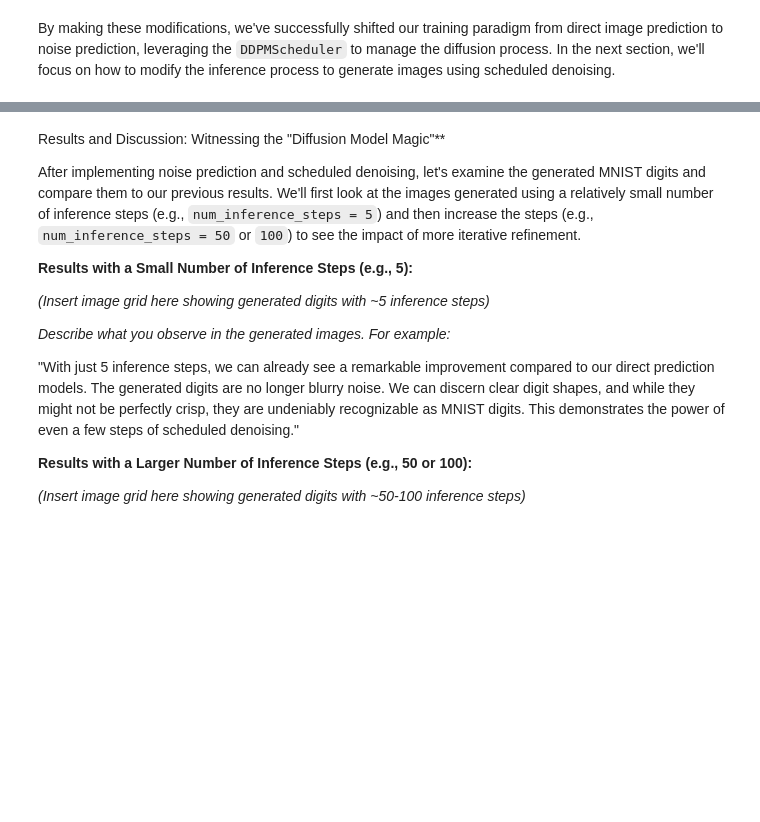
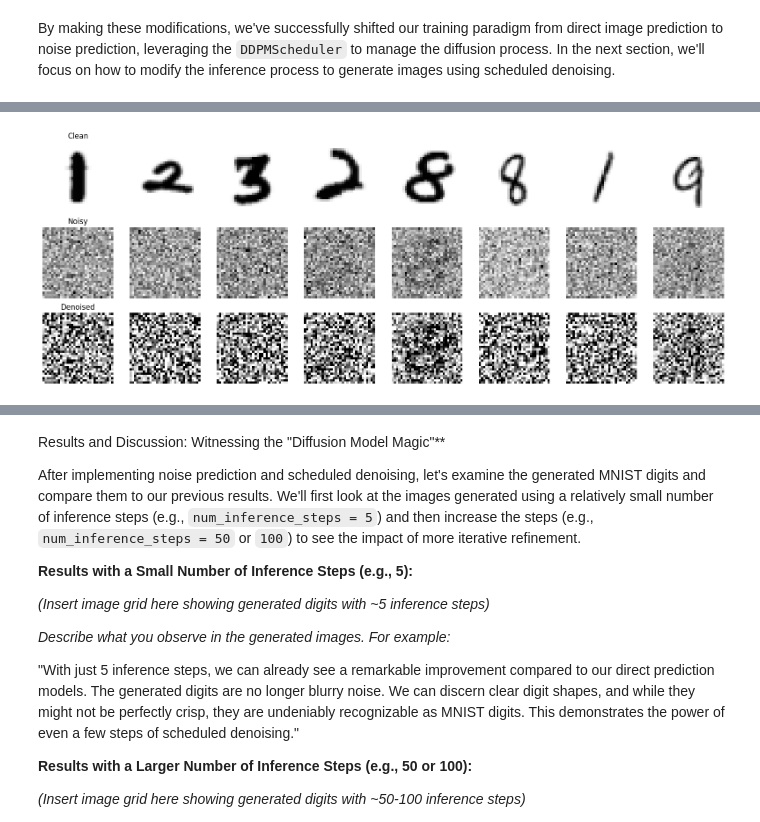
Before and after one commit to hassaanbinaslam/hassaanbinaslam.github.io, a Jupyter notebook: posts/2025-02-18-diffusion-model-mnist-part3.ipynb, the cells around one changed output, grey strips where cells are left out. Drawn from its saved outputs; the diff is of its cells as text; code cells hidden in the pictures; blank space fills up the shorter version.

```diff
--- a/posts/2025-02-18-diffusion-model-mnist-part3.ipynb
+++ b/posts/2025-02-18-diffusion-model-mnist-part3.ipynb
@@ -390,0 +468,78 @@ In the next section, we'll look at the results of this new approach and compare
+# %%
+# multi step inference
+
+import torch
+import matplotlib.pyplot as plt
+
+def do_inference(num_inference_steps):
+    scheduler.set_timesteps(num_inference_steps)
+
+    # Make sure your model is in evaluation mode
+    model.eval()
+
+    # Create a dataloader for the test (or validation) split.
+    # (If you don’t have a separate test split, you can use a subset of the training data.)
+    batch_size=8
+    test_dataloader = torch.utils.data.DataLoader(dataset["test"], batch_size, shuffle=True)
+
+    # Grab one batch of images from the test set
+    batch = next(iter(test_dataloader))
+    clean_images = batch["images"].to(device)  # these are the ground-truth images
+
+    # Sample random noise to add
+    noise = torch.randn_like(clean_images).to(device)
+
+    # Sample a random timestep for each image in the batch
+    timesteps = torch.randint(0, num_train_timesteps, (batch_size,), device=device).long()
+
+    # Add noise to the clean images according to the scheduler's forward process
+    noisy_images = scheduler.add_noise(clean_images, noise, timesteps)
+
+    # Iteratively denoise the sample using the scheduler's timesteps
+    denoised_images = noisy_images.clone()
+    with torch.no_grad():
+        for t in scheduler.timesteps:
+            # The model expects the timestep (here, a scalar or tensor) as input.
+            denoised_sample = model(denoised_images, t).sample
+            # The scheduler returns a dict containing the updated sample in "prev_sample"
+            output = scheduler.step(denoised_sample, t, denoised_images)
+            denoised_images = output.prev_sample
+
+    # Move tensors to CPU for plotting
+    clean_images_np = clean_images.cpu().numpy()
+    noisy_images_np = noisy_images.cpu().numpy()
+    denoised_images_np = denoised_images.cpu().numpy()
+
+    # Plot the results:
+    # - Top row: Clean images (ground truth)
+    # - Middle row: Noisy images (input to the model)
+    # - Bottom row: Denoised images (model output)
+    num_images = clean_images_np.shape[0]
+    fig, axes = plt.subplots(3, num_images, figsize=(num_images * 2, 6))
+    for i in range(num_images):
+        # Clean image
+        axes[0, i].imshow(clean_images_np[i].squeeze(), cmap="Greys")
+        axes[0, i].axis("off")
+        if i == 0:
+            axes[0, i].set_title("Clean")
+
+        # Noisy image
+        axes[1, i].imshow(noisy_images_np[i].squeeze(), cmap="Greys")
+        axes[1, i].axis("off")
+        if i == 0:
+            axes[1, i].set_title("Noisy")
+
+        # Denoised image (model output)
+        axes[2, i].imshow(denoised_images_np[i].squeeze(), cmap="Greys")
+        axes[2, i].axis("off")
+        if i == 0:
+            axes[2, i].set_title("Denoised")
+
+    plt.tight_layout()
+    plt.show()
+
+# Set the number of inference steps and update the scheduler's timesteps accordingly.
+num_inference_steps = 1
+do_inference(num_inference_steps)
+# %% [output]
+[figure, added]
```
Also changed, not shown: parts of 28 cells of this notebook.
